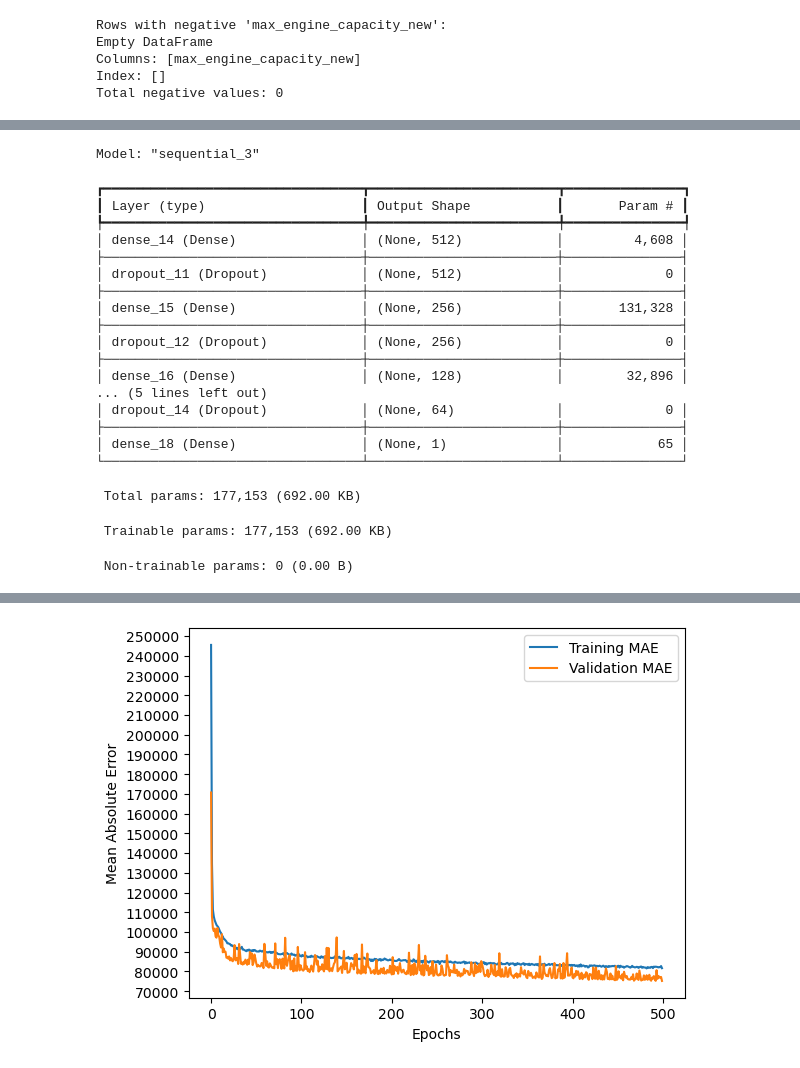
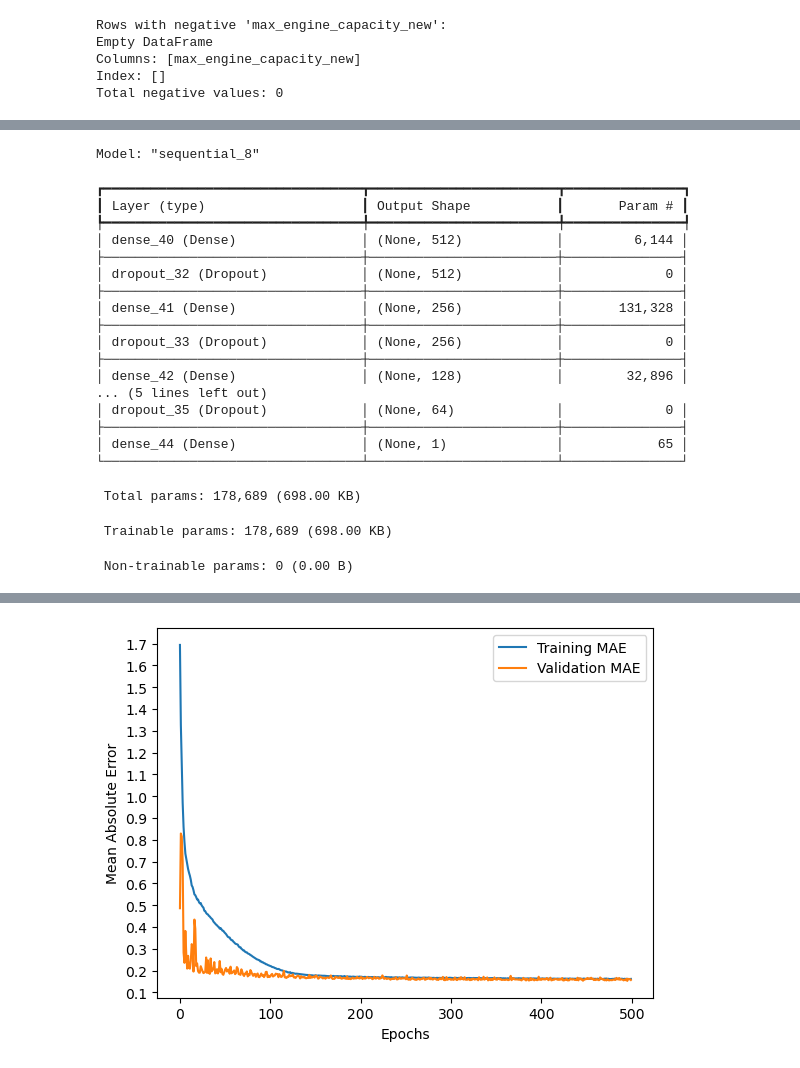
Before and after one commit to kaz4n/DataAi, a Jupyter notebook: deepSeekSolution3.ipynb, the cells around one changed output, grey strips where cells are left out. Cells and saved outputs as stored; diff of their text form; code cells hidden in the pictures.

```diff
--- a/deepSeekSolution3.ipynb
+++ b/deepSeekSolution3.ipynb
@@ -148,7 +142,7 @@ import numpy as np
 
 # Define columns to check for outliers
 log_cols = ["owner_type_encoded",'max_power', 'max_torque', 'max_engine_capacity_new',
-            'price', "km_driven","car_age", "mileage_new"]
+             "km_driven","car_age", "mileage_new", "pu"]
 
 # For each column, remove rows where the value is outside 1.5*IQR from Q1 or Q3
 for col in log_cols:
@@ -200,25 +194,32 @@ import numpy as np
 
 df["log_max_power"] = np.log(df["max_power"])
 df["log_max_torque"] = np.log(df["max_torque"])
+df['max_torque_sqrt'] = np.sqrt(df['max_torque'])
+from scipy.stats import boxcox
+df['max_torque_boxcox'], _ = boxcox(df['max_torque'] )
 df["log_max_engine_capacity_new"] = np.log(df["max_engine_capacity_new"])
 df["log_km_driven"] = np.log(df["km_driven"])
 df["log_car_age"] = np.log(df["car_age"])
 df["log_mileage_new"] = np.log(df["mileage_new"])
+df["log_No of Cylinder"] = np.log(df["No of Cylinder"])
+df['km_driven_sqrt'] = np.sqrt(df['km_driven'])
+from scipy.stats import boxcox
+df['km_driven_boxcox'], _ = boxcox(df['km_driven'] )
 # %%
 import numpy as np
 
 features = [
- "log_km_driven", "mileage_new",
+ "km_driven_sqrt", "mileage_new",
     "log_max_power", "log_max_torque",
- "log_max_engine_capacity_new", "log_car_age",
-   "owner_type_encoded", "utype_encoded"
+ "log_max_engine_capacity_new", "car_age",
+   "owner_type_encoded", "utype_encoded", "No of Cylinder", "Top Speed", "Acceleration"
 ]
 #,"owner_type_encoded", "utype_encoded"
-df = df.dropna(subset=["price"])
+df = df.dropna(subset=["pu"])
 df = df.dropna(subset=features)
 X = df[features]
-y = df["price"]
-#y = np.log(df["price"])  # Natural logarithm (base e)
+#y = df["pu"]
+y = np.log(df["pu"])  # Natural logarithm (base e)
 # %%
 # Identify negative values in 'max_engine_capacity_new'
 neg_values = df[df['max_engine_capacity_new'] < 0]
@@ -235,7 +247,7 @@ Total negative values: 0
 from sklearn.preprocessing import MinMaxScaler
 from sklearn.model_selection import train_test_split
 
-
+from sklearn.impute import KNNImputer
 X_train, X_val = train_test_split(X,test_size=0.2,random_state=44,shuffle=True)
 y_train, y_val = train_test_split(y,test_size=0.2,random_state=44,shuffle=True)
 
@@ -244,6 +256,9 @@ y_train, y_val = train_test_split(y,test_size=0.2,random_state=44,shuffle=True)
 scaler = MinMaxScaler()
 X_train = scaler.fit_transform(X_train)
 X_val = scaler.transform(X_val)
+imputer = KNNImputer(n_neighbors=5)
+X_train = imputer.fit_transform(X_train)
+X_val = imputer.transform(X_val)
 # %%
 # Plot histograms and correlation heatmap for all numerical features
 import matplotlib.pyplot as plt
@@ -547,15 +587,15 @@ from tensorflow.keras.models import Sequential
 from tensorflow.keras.layers import Dense, Dropout
 
 model5 = Sequential([
-    Dense(512, activation="relu", input_shape=(X_train.shape[1],)),
+    Dense(512, activation="leaky_relu", input_shape=(X_train.shape[1],)),
     Dropout(0.1),
-    Dense(256, activation="relu"),
+    Dense(256, activation="leaky_relu"),
     Dropout(0.2),
     Dense(128, activation="relu"),
     Dropout(0.2),
     Dense(64, activation="relu"),
     Dropout(0.1),
-    Dense(1)
+    Dense(1, activation="linear")
 ])
 model5.summary()
 model5.compile(optimizer="rmsprop", loss="mse", metrics=["mae"])
@@ -574,25 +614,25 @@ plt.locator_params(axis='y', nbins=30)  # Increase nbins for more ticks
 
 plt.show()
 # %% [output]
-Model: "sequential_3"
+Model: "sequential_8"
 ┏━━━━━━━━━━━━━━━━━━━━━━━━━━━━━━━━━┳━━━━━━━━━━━━━━━━━━━━━━━━┳━━━━━━━━━━━━━━━┓
 ┃ Layer (type)                    ┃ Output Shape           ┃       Param # ┃
 ┡━━━━━━━━━━━━━━━━━━━━━━━━━━━━━━━━━╇━━━━━━━━━━━━━━━━━━━━━━━━╇━━━━━━━━━━━━━━━┩
-│ dense_14 (Dense)                │ (None, 512)            │         4,608 │
+│ dense_40 (Dense)                │ (None, 512)            │         6,144 │
 ├─────────────────────────────────┼────────────────────────┼───────────────┤
-│ dropout_11 (Dropout)            │ (None, 512)            │             0 │
+│ dropout_32 (Dropout)            │ (None, 512)            │             0 │
 ├─────────────────────────────────┼────────────────────────┼───────────────┤
-│ dense_15 (Dense)                │ (None, 256)            │       131,328 │
+│ dense_41 (Dense)                │ (None, 256)            │       131,328 │
 ├─────────────────────────────────┼────────────────────────┼───────────────┤
-│ dropout_12 (Dropout)            │ (None, 256)            │             0 │
+│ dropout_33 (Dropout)            │ (None, 256)            │             0 │
 ├─────────────────────────────────┼────────────────────────┼───────────────┤
-│ dense_16 (Dense)                │ (None, 128)            │        32,896 │
+│ dense_42 (Dense)                │ (None, 128)            │        32,896 │
 ... (5 lines left out)
-│ dropout_14 (Dropout)            │ (None, 64)             │             0 │
+│ dropout_35 (Dropout)            │ (None, 64)             │             0 │
 ├─────────────────────────────────┼────────────────────────┼───────────────┤
-│ dense_18 (Dense)                │ (None, 1)              │            65 │
+│ dense_44 (Dense)                │ (None, 1)              │            65 │
 └─────────────────────────────────┴────────────────────────┴───────────────┘
- Total params: 177,153 (692.00 KB)
+ Total params: 178,689 (698.00 KB)
- Trainable params: 177,153 (692.00 KB)
+ Trainable params: 178,689 (698.00 KB)
  Non-trainable params: 0 (0.00 B)
 Epoch 1/500
@@ -615,4 +655,4 @@ Epoch 500/500
-[figure, old version]
+[figure, new version]
 # %%
 from sklearn.metrics import mean_absolute_error
 import numpy as np
```
Also changed, not shown: parts of 22 cells of this notebook, 4 other files.
